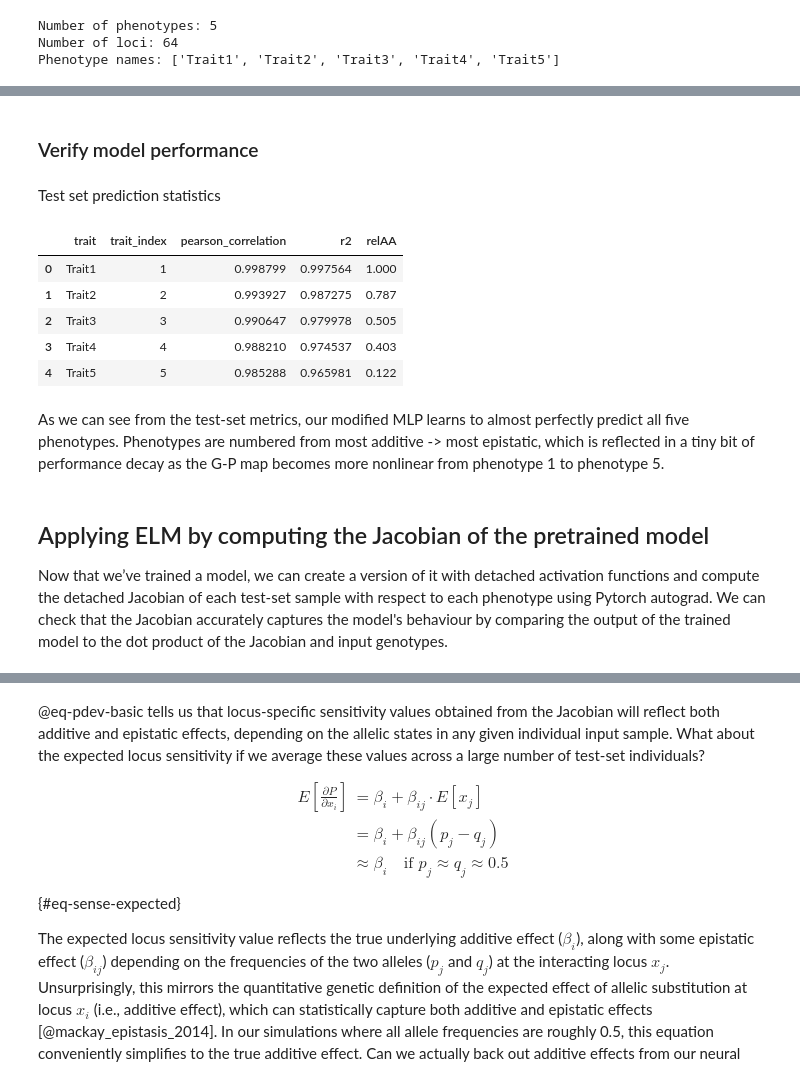
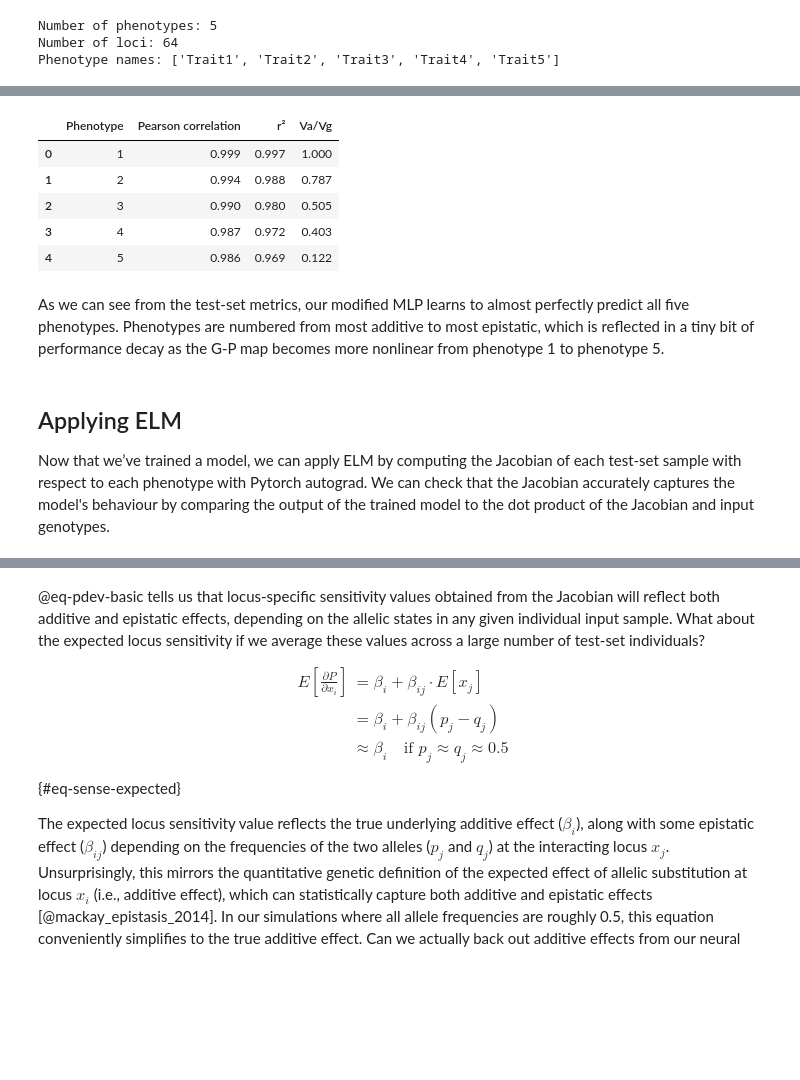
Before and after one commit to Arcadia-Science/2025_genopheno_local_linear_mapping, a Jupyter notebook: index.ipynb, the cells around one changed output, grey strips where cells are left out. Cells and saved outputs as stored; diff of their text form; code cells hidden in the pictures; blank space fills up the shorter version.

```diff
--- a/index.ipynb
+++ b/index.ipynb
@@ -498,12 +501,10 @@ GP_net(
   (layer2): Linear(in_features=1024, out_features=1024, bias=False)
   (layer3): Linear(in_features=1024, out_features=5, bias=False)
 )
-# %% [markdown]
-### Verify model performance
 # %%
+# | code-summary: "Test set prediction statistics"
 # | code-fold: true
 
-#final model performance results
 true_phenotypes = []
 predicted_phenotypes = []
 
@@ -512,53 +513,52 @@ with torch.no_grad():
         phens = phens.to(device)
         gens = gens.to(device)
         gens_simplified = gens[:, 1::2]
 
         # Get predictions
         predictions = model(gens_simplified)
 
         # Store results
         true_phenotypes.append(phens.cpu().numpy())
         predicted_phenotypes.append(predictions.cpu().numpy())
 
     # Concatenate batches
     true_phenotypes = np.concatenate(true_phenotypes)
     predicted_phenotypes = np.concatenate(predicted_phenotypes)
 
     # Calculate correlations for each phenotype
     correlations = []
     r2s = []
 
     for i in range(n_phen):
         corr, _ = pearsonr(true_phenotypes[:, i], predicted_phenotypes[:, i])
         correlations.append(corr)
         r2 = r2_score(true_phenotypes[:, i], predicted_phenotypes[:, i])
         r2s.append(r2)
 
     true_h2 = [1, 0.787, 0.505, 0.403, 0.122]
 
     # Create a detailed DataFrame with all results
     results_df_fit = pd.DataFrame({
-        'trait': phenotype_names,
-        'trait_index': range(1, n_phen + 1),
-        'pearson_correlation': correlations,
-        'r2': r2s,
-        'relAA': true_h2
+        'Phenotype': range(1, n_phen + 1),
+        'Pearson correlation': correlations,
+        'r²': r2s,
+        'Va/Vg': true_h2
     })
+
+results_df_fit = results_df_fit.round(3)
+
+results_df_fit.head()
+# %% [output]
+|  | Phenotype | Pearson correlation | r² | Va/Vg |
+| 0 | 1 | 0.999 | 0.997 | 1.000 |
+| 1 | 2 | 0.994 | 0.988 | 0.787 |
+| 2 | 3 | 0.990 | 0.980 | 0.505 |
+| 3 | 4 | 0.987 | 0.972 | 0.403 |
+| 4 | 5 | 0.986 | 0.969 | 0.122 |
-# %% [markdown]
-Test set prediction statistics
-# %%
-results_df_fit.head()
-# %% [output]
-|  | trait | trait_index | pearson_correlation | r2 | relAA |
-| 0 | Trait1 | 1 | 0.998799 | 0.997564 | 1.000 |
-| 1 | Trait2 | 2 | 0.993927 | 0.987275 | 0.787 |
-| 2 | Trait3 | 3 | 0.990647 | 0.979978 | 0.505 |
-| 3 | Trait4 | 4 | 0.988210 | 0.974537 | 0.403 |
-| 4 | Trait5 | 5 | 0.985288 | 0.965981 | 0.122 |
 # %% [markdown]
-As we can see from the test-set metrics, our modified MLP learns to almost perfectly predict all five phenotypes. Phenotypes are numbered from most additive -> most epistatic, which is reflected in a tiny bit of performance decay as the G-P map becomes more nonlinear from phenotype 1 to phenotype 5.
+As we can see from the test-set metrics, our modified MLP learns to almost perfectly predict all five phenotypes. Phenotypes are numbered from most additive to most epistatic, which is reflected in a tiny bit of performance decay as the G-P map becomes more nonlinear from phenotype 1 to phenotype 5.
 # %% [markdown]
-## Applying ELM by computing the Jacobian of the pretrained model
+## Applying ELM
 
-Now that we’ve trained a model, we can create a version of it with detached activation functions and compute the detached Jacobian of each test-set sample with respect to each phenotype using Pytorch autograd. We can check that the Jacobian accurately captures the model's behaviour by comparing the output of the trained model to the dot product of the Jacobian and input genotypes.
+Now that we’ve trained a model, we can apply ELM by computing the Jacobian of each test-set sample with respect to each phenotype with Pytorch autograd. We can check that the Jacobian accurately captures the model's behaviour by comparing the output of the trained model to the dot product of the Jacobian and input genotypes.
 # %%
```
Also changed, not shown: parts of 45 cells of this notebook.
